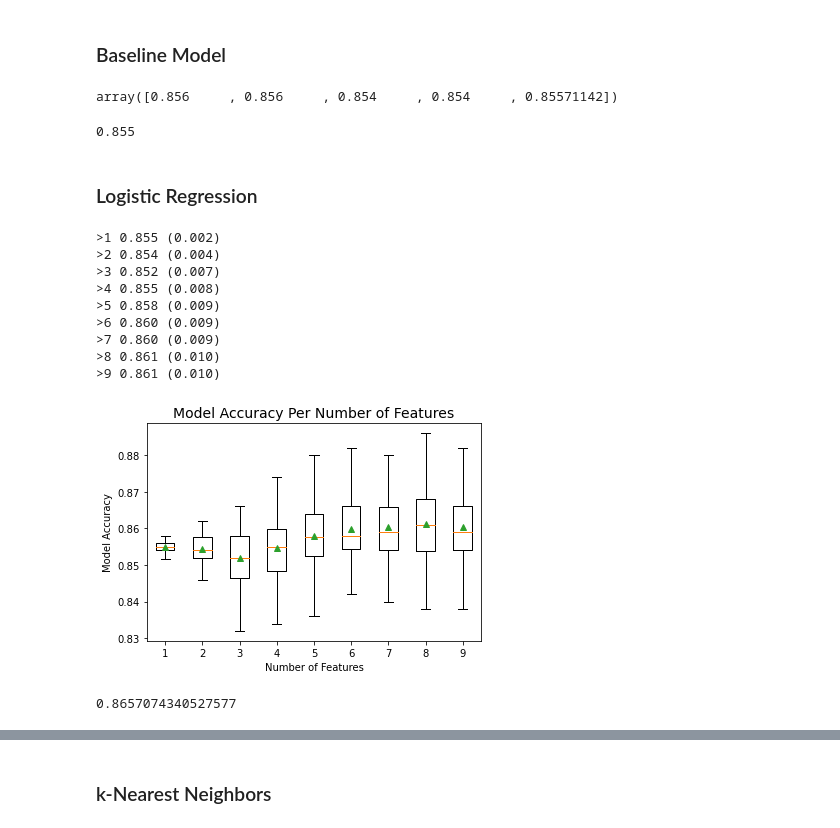
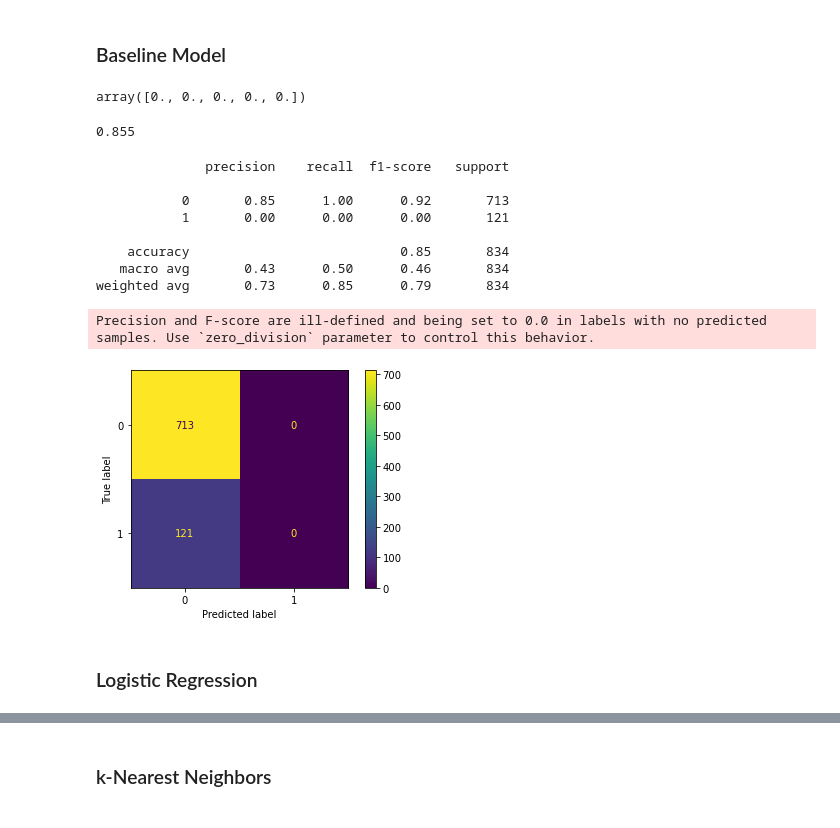
Before and after one commit to Sombrero7/project3, a Jupyter notebook: final_notebook.ipynb, the cells around one changed output, grey strips where cells are left out. Cells and saved outputs as stored; diff of their text form; code cells hidden in the pictures.

Commit message:
adding several new models to final; plenty of visuals for each model; revising iterative feature selection techniques

```diff
--- a/final_notebook.ipynb
+++ b/final_notebook.ipynb
@@ -182,65 +188,29 @@ from sklearn.model_selection import GridSearchCV
 # %%
 dummy = DummyClassifier(strategy='most_frequent', random_state=42)
 dummy.fit(X_train_df, y_train_df)
-cv = cross_val_score(dummy, X_train_df, y_train_df)
+cv = cross_val_score(dummy, X_train_df, y_train_df, scoring='recall')
 cv
 # %% [output]
-array([0.856     , 0.856     , 0.854     , 0.854     , 0.85571142])
+array([0., 0., 0., 0., 0.])
 # %%
 round(dummy.score(X_test_df, y_test_df), 3)
 # %% [output]
 0.855
+# %%
+y_pred_dummy = dummy.predict(X_test_df)
+print(classification_report(y_test, y_pred_dummy))
+plot_confusion_matrix(estimator=dummy, X=X_test, y_true=y_test);
+# %% [output]
+              precision    recall  f1-score   support
+
+           0       0.85      1.00      0.92       713
+           1       0.00      0.00      0.00       121
+
+    accuracy                           0.85       834
+   macro avg       0.43      0.50      0.46       834
+weighted avg       0.73      0.85      0.79       834
+Precision and F-score are ill-defined and being set to 0.0 in labels with no predicted samples. Use `zero_division` parameter to control this behavior.
+[figure, added]
 # %% [markdown]
 ### Logistic Regression
-# %%
-# get a list of models to evaluate
-def get_models(model):
-    models = dict()
-    for i in range(1, 10):
-        rfe = RFE(estimator=model, n_features_to_select=i)
-        model = model
-        models[str(i)] = Pipeline(steps=[('s',rfe),('m',model)])
-    return models
-
-# evaluate a give model using cross-validation
-def evaluate_model(model, X, y):
-    cv = RepeatedStratifiedKFold(n_splits=5, n_repeats=10, random_state=42)
-    scores = cross_val_score(model, X, y, scoring='accuracy', cv=cv, n_jobs=-1)
-    return scores
-
-# get the models to evaluate
-models = get_models(LogisticRegression(random_state=42))
-
-# evaluate the models and store results
-results, names = list(), list()
-
-for name, model in models.items():
-    scores = evaluate_model(model, X_train_df, y_train_df)
-    results.append(scores)
-    names.append(name)
-    print('>%s %.3f (%.3f)' % (name, np.mean(scores), np.std(scores)))
-
-# plot model performance for comparison
-plt.boxplot(results, labels=names, showmeans=True)
-plt.xlabel('Number of Features')
-plt.ylabel('Model Accuracy')
-plt.title('Model Accuracy Per Number of Features', fontsize=14)
-plt.show()
-# %% [output]
->1 0.855 (0.002)
->2 0.854 (0.004)
->3 0.852 (0.007)
->4 0.855 (0.008)
->5 0.858 (0.009)
->6 0.860 (0.009)
->7 0.860 (0.009)
->8 0.861 (0.010)
->9 0.861 (0.010)
-[figure, removed]
-# %%
-rfe = RFE(estimator=LogisticRegression(random_state=42), n_features_to_select=7)
-rfe.fit(X_train_df, y_train)
-rfe.score(X_test_df, y_test_df)
-# %% [output]
-0.8657074340527577
 # %%
```
Also changed, not shown: parts of 43 cells of this notebook.
